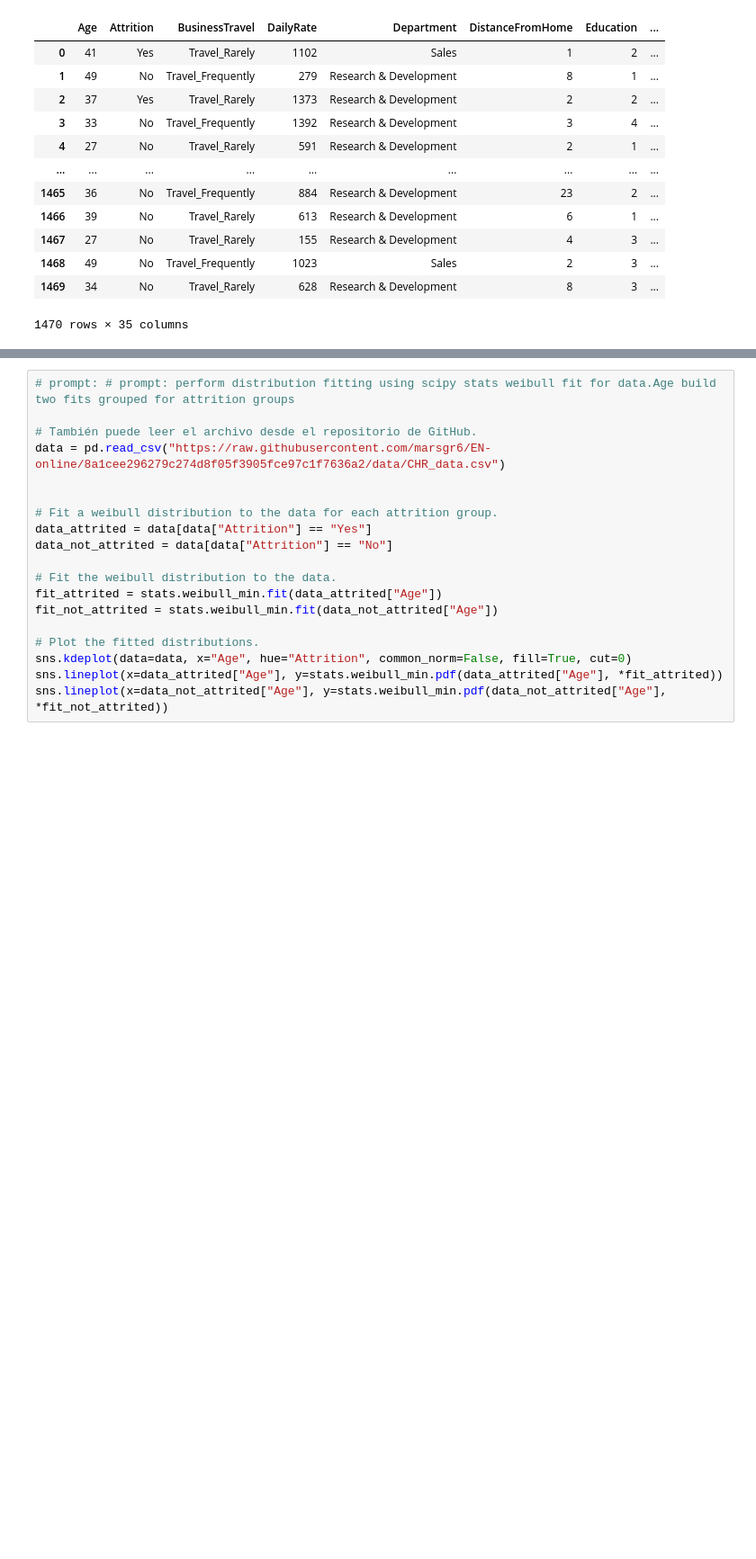
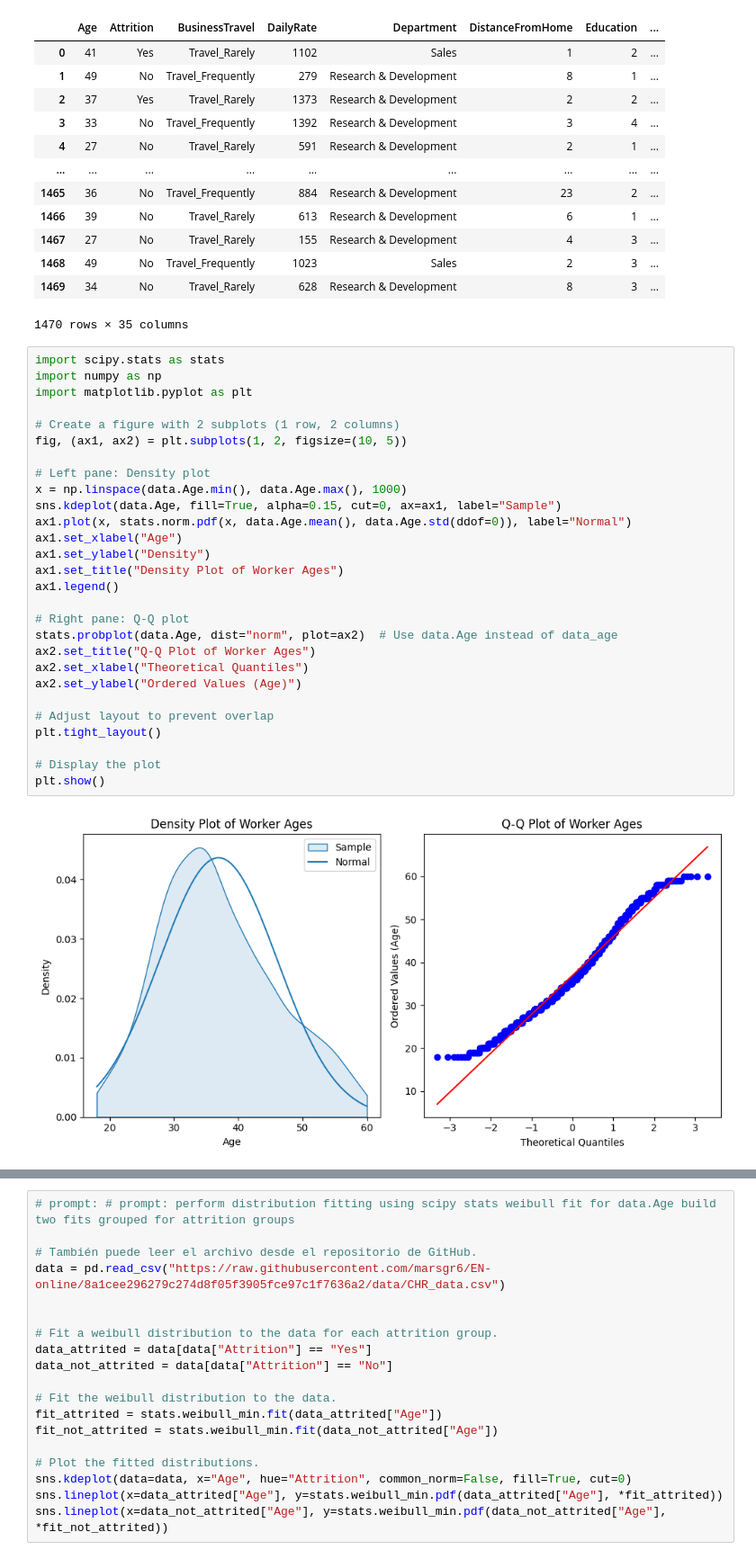
Before and after one commit to marsgr6/r-scripts, a Jupyter notebook: notebooks/Semana_2_test_ia_dist_fitting.ipynb, the cells around one changed output, grey strips where cells are left out. Shown: that part at 90% size. Drawn from its saved outputs; the diff is of its cells as text; blank space fills up the shorter version.

```diff
--- a/notebooks/Semana_2_test_ia_dist_fitting.ipynb
+++ b/notebooks/Semana_2_test_ia_dist_fitting.ipynb
@@ -22,3 +22,33 @@ data
 | 1468 | 49 | No | Travel_Frequently | 1023 | Sales | 2 | 3 | ... |
 | 1469 | 34 | No | Travel_Rarely | 628 | Research & Development | 8 | 3 | ... |
 1470 rows × 35 columns
+# %%
+import scipy.stats as stats
+import numpy as np
+import matplotlib.pyplot as plt
+
+# Create a figure with 2 subplots (1 row, 2 columns)
+fig, (ax1, ax2) = plt.subplots(1, 2, figsize=(10, 5))
+
+# Left pane: Density plot
+x = np.linspace(data.Age.min(), data.Age.max(), 1000)
+sns.kdeplot(data.Age, fill=True, alpha=0.15, cut=0, ax=ax1, label="Sample")
+ax1.plot(x, stats.norm.pdf(x, data.Age.mean(), data.Age.std(ddof=0)), label="Normal")
+ax1.set_xlabel("Age")
+ax1.set_ylabel("Density")
+ax1.set_title("Density Plot of Worker Ages")
+ax1.legend()
+
+# Right pane: Q-Q plot
+stats.probplot(data.Age, dist="norm", plot=ax2)  # Use data.Age instead of data_age
+ax2.set_title("Q-Q Plot of Worker Ages")
+ax2.set_xlabel("Theoretical Quantiles")
+ax2.set_ylabel("Ordered Values (Age)")
+
+# Adjust layout to prevent overlap
+plt.tight_layout()
+
+# Display the plot
+plt.show()
+# %% [output]
+[figure, added]
```
Also changed, not shown: parts of 3 cells of this notebook.
